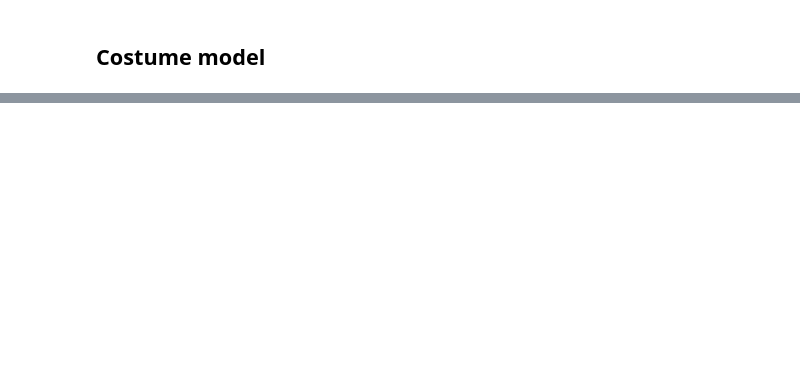
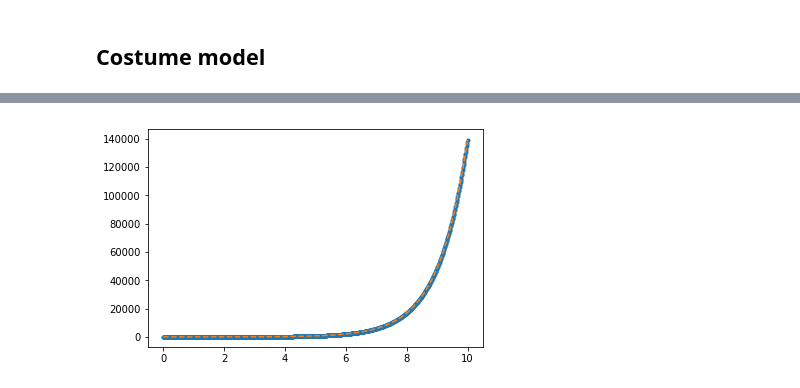
Before and after one commit to rkiman/Tutorials, a Jupyter notebook: User-Defined-Model/User-Defined-Model.ipynb, the cells around one changed output, grey strips where cells are left out. Saved outputs shown, nothing was run; the diff lists cells and outputs as text; code cells hidden in the pictures; blank space fills up the shorter version.

Commit message:
Basic costume model exercise

```diff
--- a/User-Defined-Model/User-Defined-Model.ipynb
+++ b/User-Defined-Model/User-Defined-Model.ipynb
@@ -78,0 +86,3 @@ Parameters:
+# %%
+x = np.linspace(0,10,1000)
+y = 2.0*np.exp(x)*(x+5)**(1/3)
@@ -78,0 +94,11 @@ Parameters:
+# %%
+@custom_model
+def exponential(x, a=1., b=1., c=1.):
+    '''
+    f(x)=a*exp(b*x + c)
+    '''
+    return a*np.exp(b*x+c)
+# %%
+exp_model = exponential()
+fitter = fitting.LevMarLSQFitter()
+exp_fit = fitter(exp_model, x, y)
@@ -78,0 +116,6 @@ Parameters:
+# %%
+plt.plot(x,y,'.')
+plt.plot(x,exp_fit(x),'--')
+plt.show()
+# %% [output]
+[figure, added]
```
Also changed, not shown: parts of 6 cells of this notebook.
